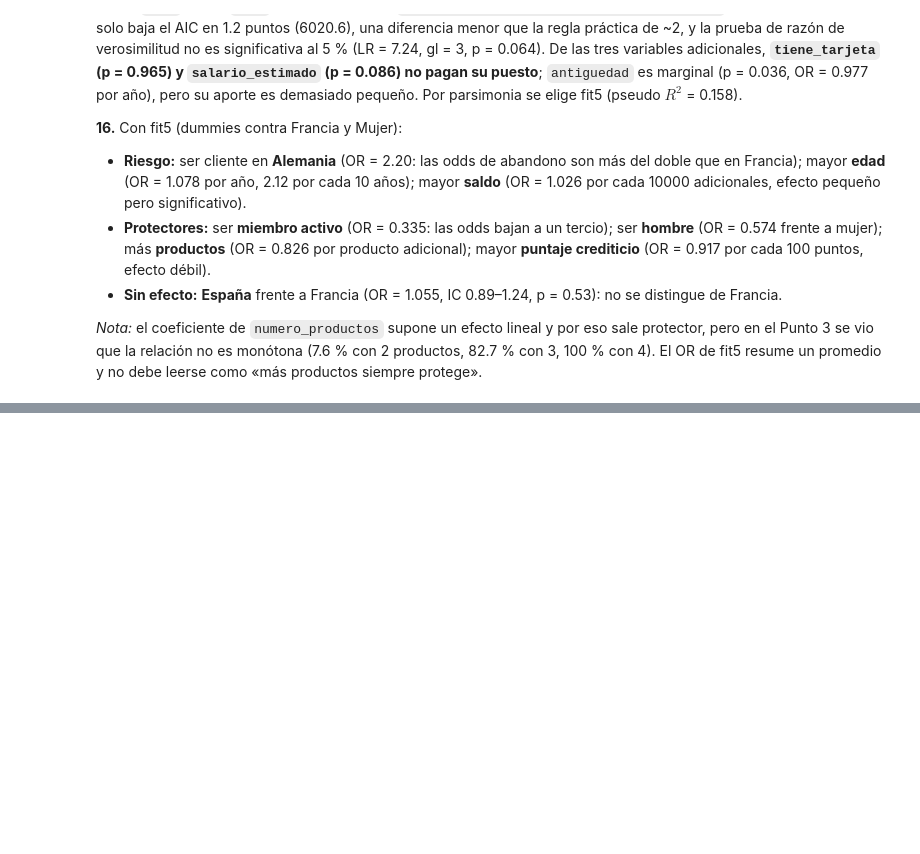
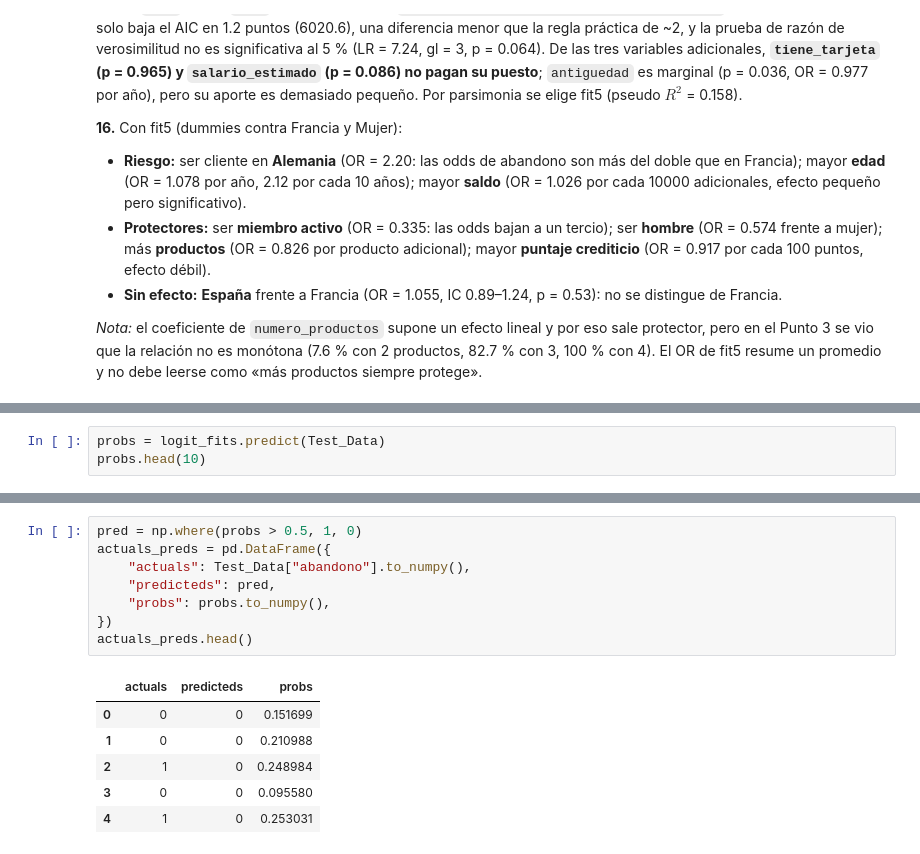
Before and after one commit to MrTamayo-1/Taller_Abandono_Producto_Financiero_Tamayo_Ruano_Reyes, a Jupyter notebook: Taller_Abandono_Producto_Financiero_Tamayo_Ruano_Reyes.ipynb, the cells around one changed output, grey strips where cells are left out. Drawn from its saved outputs; the diff is of its cells as text; blank space fills up the shorter version.

```diff
--- a/Taller_Abandono_Producto_Financiero_Tamayo_Ruano_Reyes.ipynb
+++ b/Taller_Abandono_Producto_Financiero_Tamayo_Ruano_Reyes.ipynb
@@ -780,0 +792,3 @@ dtype: float64
+# %%
+probs = logit_fits.predict(Test_Data)
+probs.head(10)
@@ -780,0 +807,15 @@ dtype: float64
+# %%
+pred = np.where(probs > 0.5, 1, 0)
+actuals_preds = pd.DataFrame({
+    "actuals": Test_Data["abandono"].to_numpy(),
+    "predicteds": pred,
+    "probs": probs.to_numpy(),
+})
+actuals_preds.head()
+# %% [output]
+|  | actuals | predicteds | probs |
+| 0 | 0 | 0 | 0.151699 |
+| 1 | 0 | 0 | 0.210988 |
+| 2 | 1 | 0 | 0.248984 |
+| 3 | 0 | 0 | 0.095580 |
+| 4 | 1 | 0 | 0.253031 |
```
Also changed, not shown: parts of 9 cells of this notebook.
